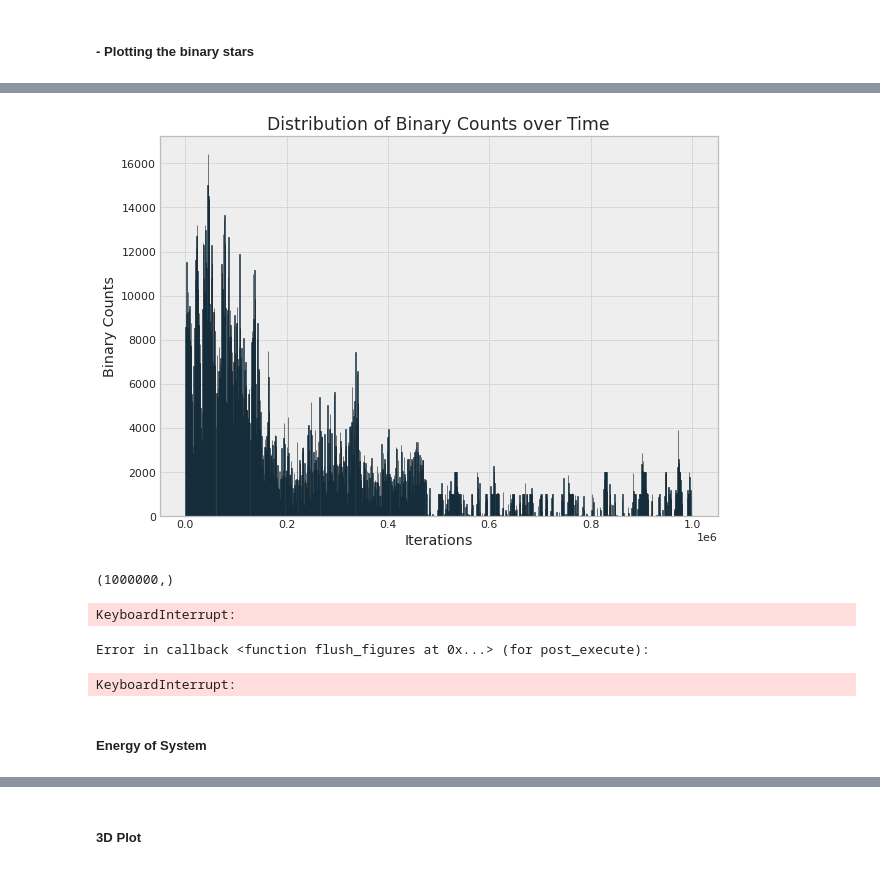
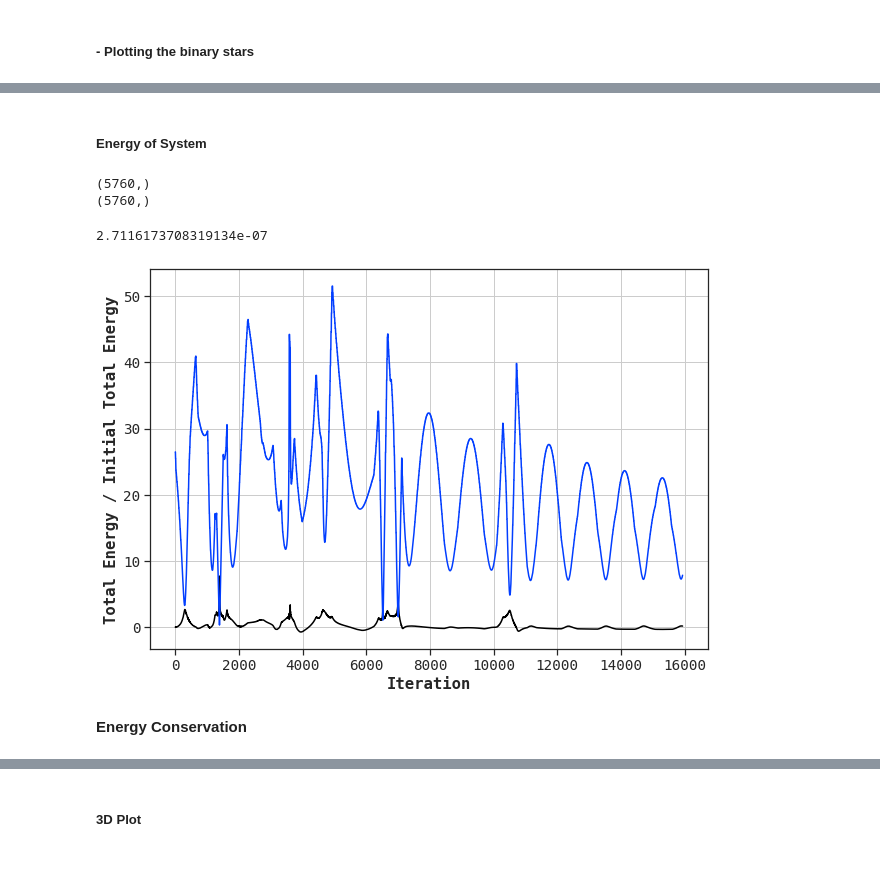
Before and after one commit to quartzar/n-body-cuda, a Jupyter notebook: nbody_notebook.ipynb, the cells around one changed output, grey strips where cells are left out. Drawn from its saved outputs; the diff is of its cells as text; code cells hidden in the pictures.

```diff
--- a/nbody_notebook.ipynb
+++ b/nbody_notebook.ipynb
@@ -360,31 +344,0 @@ binary_counts[77188]
-# %%
-binary_counts = df['pairs'].apply(lambda row: sum(1 for _ in row))
-
-# Set data
-steps = 1000
-x_data = np.arange(0, total_iterations)
-y_data = binary_counts
-
-# Set the bin size
-bin_size = 1000
-
-
-# Create histogram
-plt.style.use('bmh')
-fig, ax = plt.subplots()
-fig.set_size_inches(10, 7)
-ax.hist(x_data, weights=y_data, bins=range(0, total_iterations + bin_size, bin_size), edgecolor='black')
-
-# Set labels and title
-ax.set_xlabel('Iterations')
-ax.set_ylabel('Binary Counts')
-ax.set_title('Distribution of Binary Counts over Time')
-
-# Show the plot
-plt.show()
-# %% [output]
-[figure, removed]
-# %%
-y_data.shape
-# %% [output]
-(1000000,)
@@ -410,23 +350,30 @@ fig.show()
+# %% [markdown]
+##### **Energy of System**
+# %%
+print(delta_time_arr.shape)
+print(current_time_arr.shape)
+# %% [output]
+(5760,)
+(5760,)
 # %%
-binary_counts = df['pairs'].apply(lambda row: sum(1 for _ in row))
-
 # Create plot environment
-plt.style.use('bmh')
+# plt.style.use('bmh')
 fig, ax = plt.subplots()
 fig.set_size_inches(10, 7)
+ax.grid(True)
 
 # Variable setting
-x_data = np.arange(0, total_iterations)
-y_data = binary_counts
+# x_data = np.arange(0, total_);
+x_data = current_time_arr / 365.25
+y_data = ((totalE - totalE[0]) / totalE[0])
 
 # Plot graph
-# sns.barplot(x=x_data, y=y_data, color="black", label="$\mathrm{E}_{\mathrm{total}}$ change");
-ax.bar(x_data, y_data)
-# plt.plot(x_data, y_data, color="black", label="$\mathrm{E}_{\mathrm{total}}$ change");
+plt.plot(x_data, y_data, color="black", label="$\mathrm{E}_{\mathrm{total}}$ change");
+plt.plot(x_data,delta_time_arr)
 # plt.title("Total Energy Change")
 plt.xlabel("Iteration");
-plt.ylabel("Binary Counts");
+plt.ylabel("Total Energy / Initial Total Energy")
+print(totalE[0])
 # %% [output]
-KeyboardInterrupt:
+2.7116173708319134e-07
-Error in callback <function flush_figures at 0x...> (for post_execute):
-KeyboardInterrupt:
+[figure, added]
@@ -439,2 +380,2 @@ bound_pairs.loc[:,idx[:, ['x']]].plot()
 # %% [markdown]
-##### Energy of System
+**Energy Conservation**
```
Also changed, not shown: parts of 16 cells of this notebook, 24 other files.
